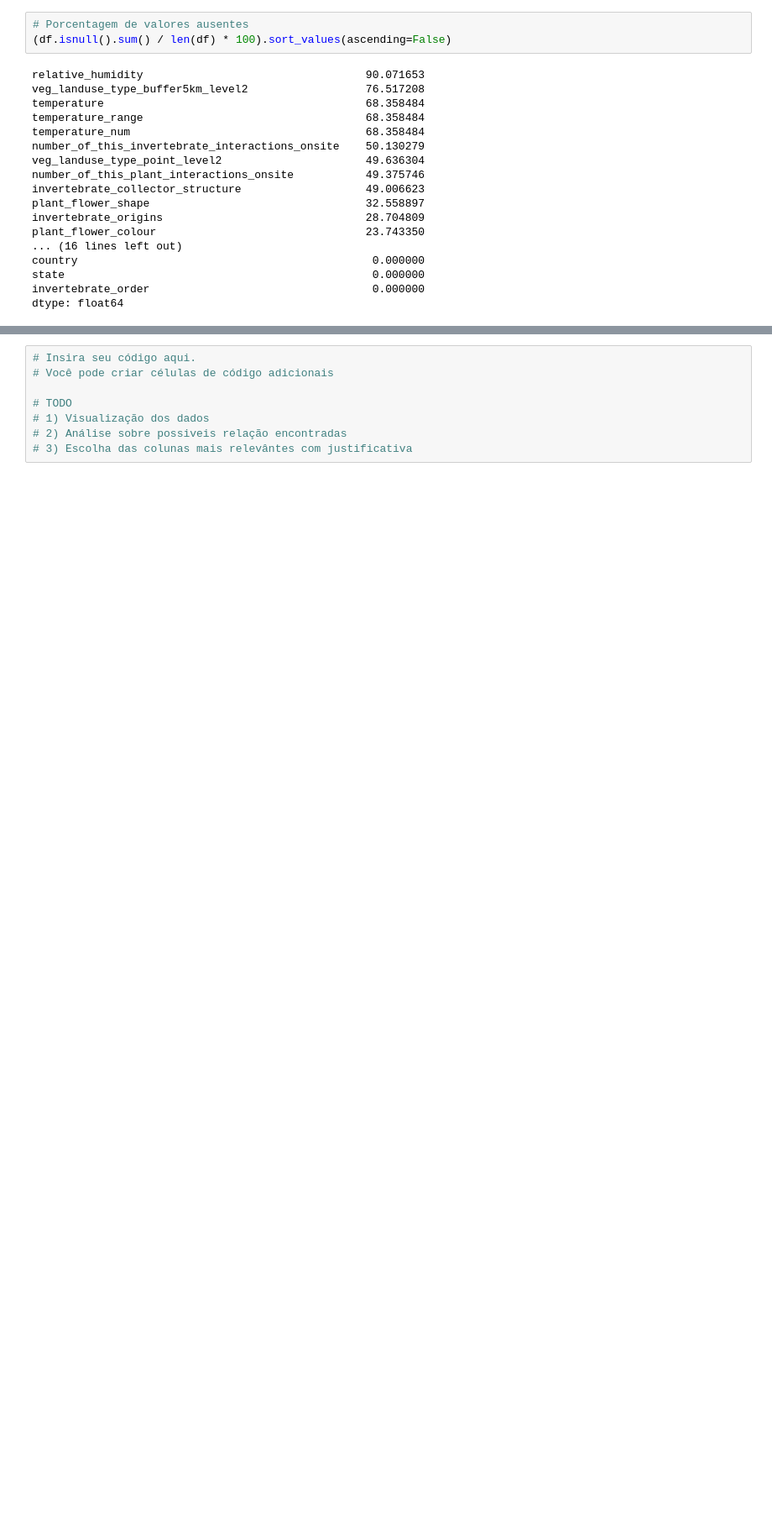
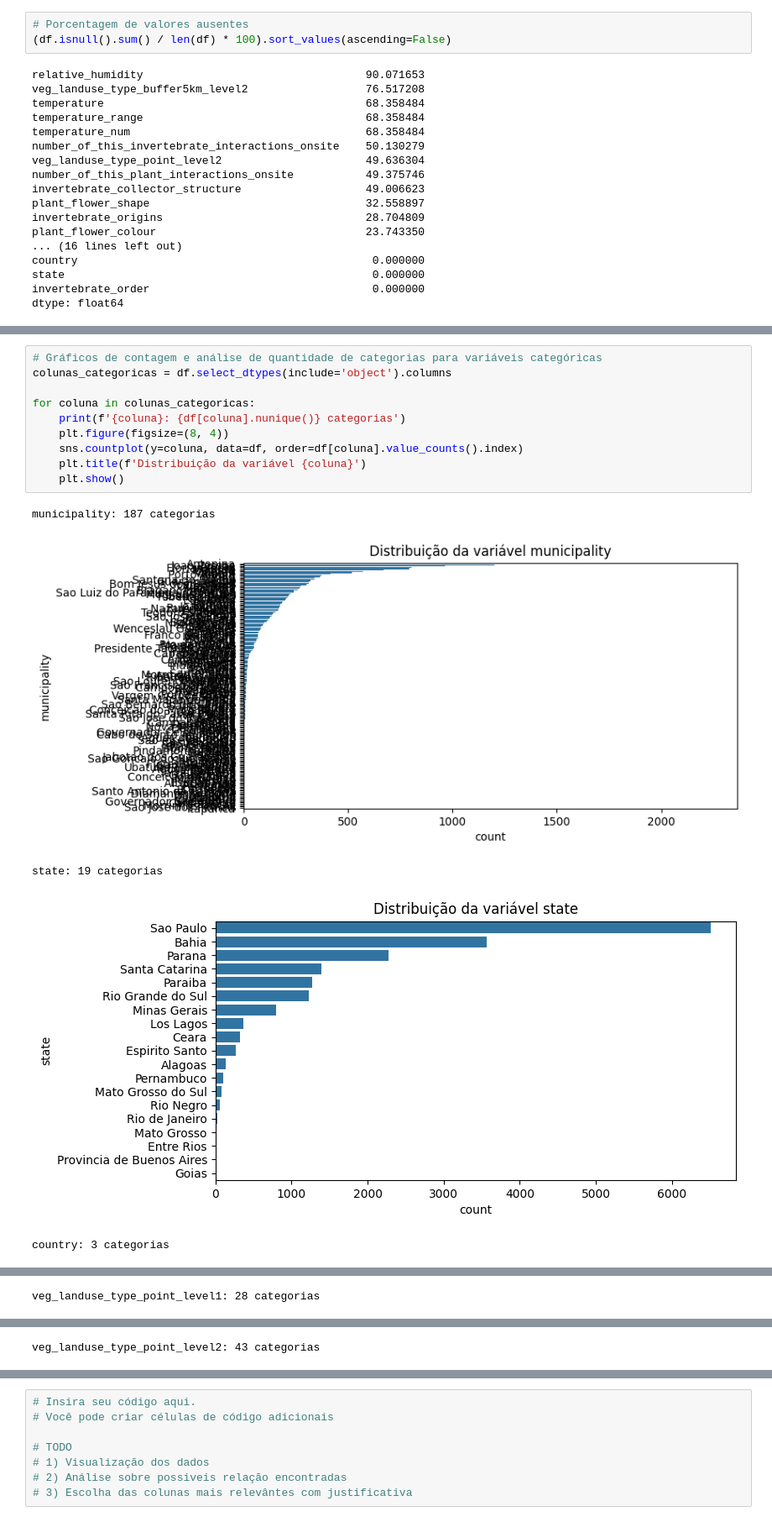
Before and after one commit to marcellsa/pucrs-trabalhos-academicos, a Jupyter notebook: 2025.2-machine-learning-i/projeto-machine-learning-1/notebooks/ML_Fase1.ipynb, the cells around one changed output, grey strips where cells are left out. Shown at 84% size. Cells and saved outputs as stored; diff of their text form; blank space fills up the shorter version.

```diff
--- a/2025.2-machine-learning-i/projeto-machine-learning-1/notebooks/ML_Fase1.ipynb
+++ b/2025.2-machine-learning-i/projeto-machine-learning-1/notebooks/ML_Fase1.ipynb
@@ -153,0 +179,16 @@ dtype: float64
+# %%
+# Gráficos de contagem e análise de quantidade de categorias para variáveis categóricas
+colunas_categoricas = df.select_dtypes(include='object').columns
+
+for coluna in colunas_categoricas:
+    print(f'{coluna}: {df[coluna].nunique()} categorias')
+    plt.figure(figsize=(8, 4))
+    sns.countplot(y=coluna, data=df, order=df[coluna].value_counts().index)
+    plt.title(f'Distribuição da variável {coluna}')
+    plt.show()
+# %% [output]
+municipality: 187 categorias
+[figure, added]
+state: 19 categorias
+[figure, added]
+country: 3 categorias
@@ -153,0 +196 @@ dtype: float64
+veg_landuse_type_point_level1: 28 categorias
@@ -153,0 +198 @@ dtype: float64
+veg_landuse_type_point_level2: 43 categorias
```
Also changed, not shown: parts of 51 cells of this notebook.
